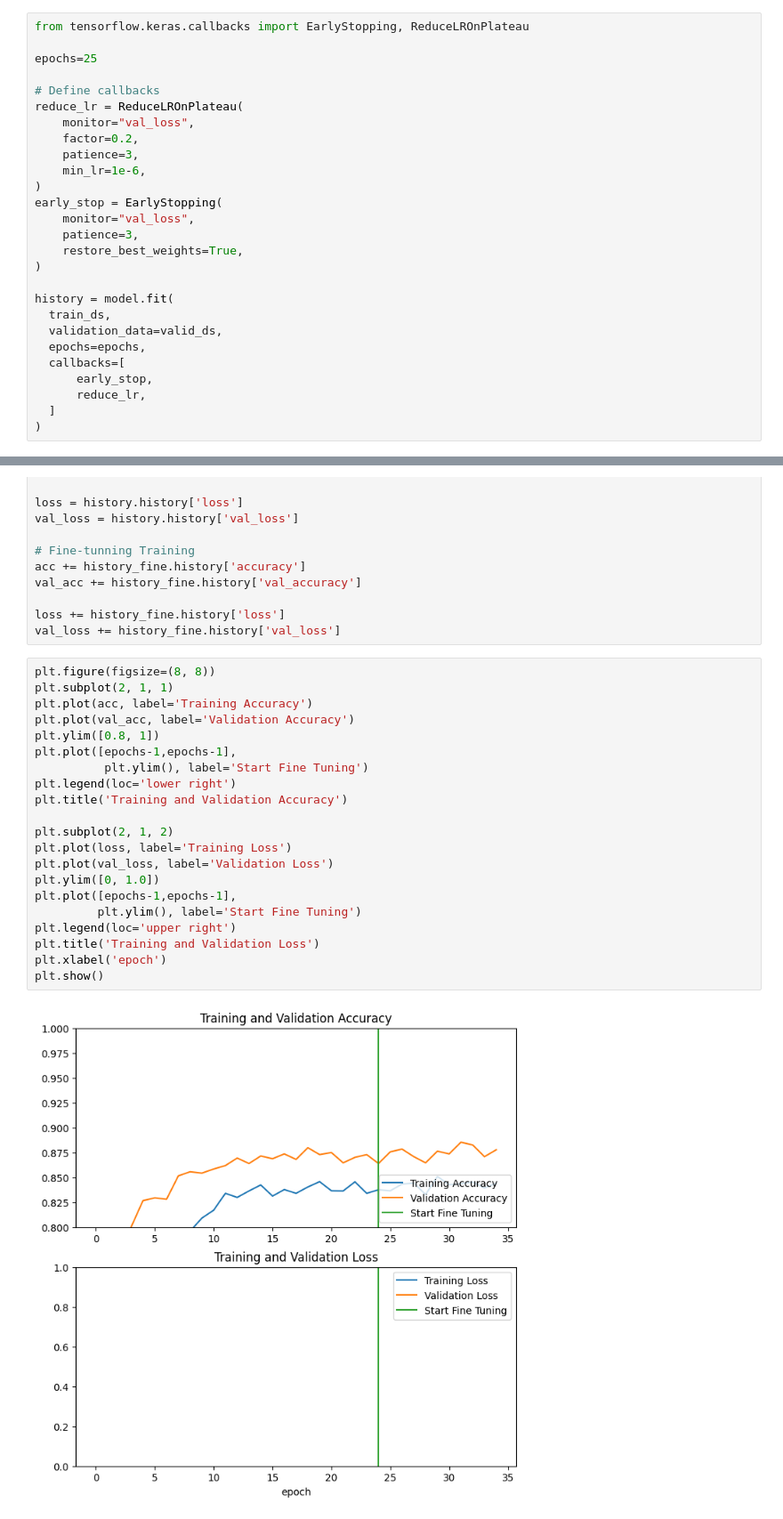
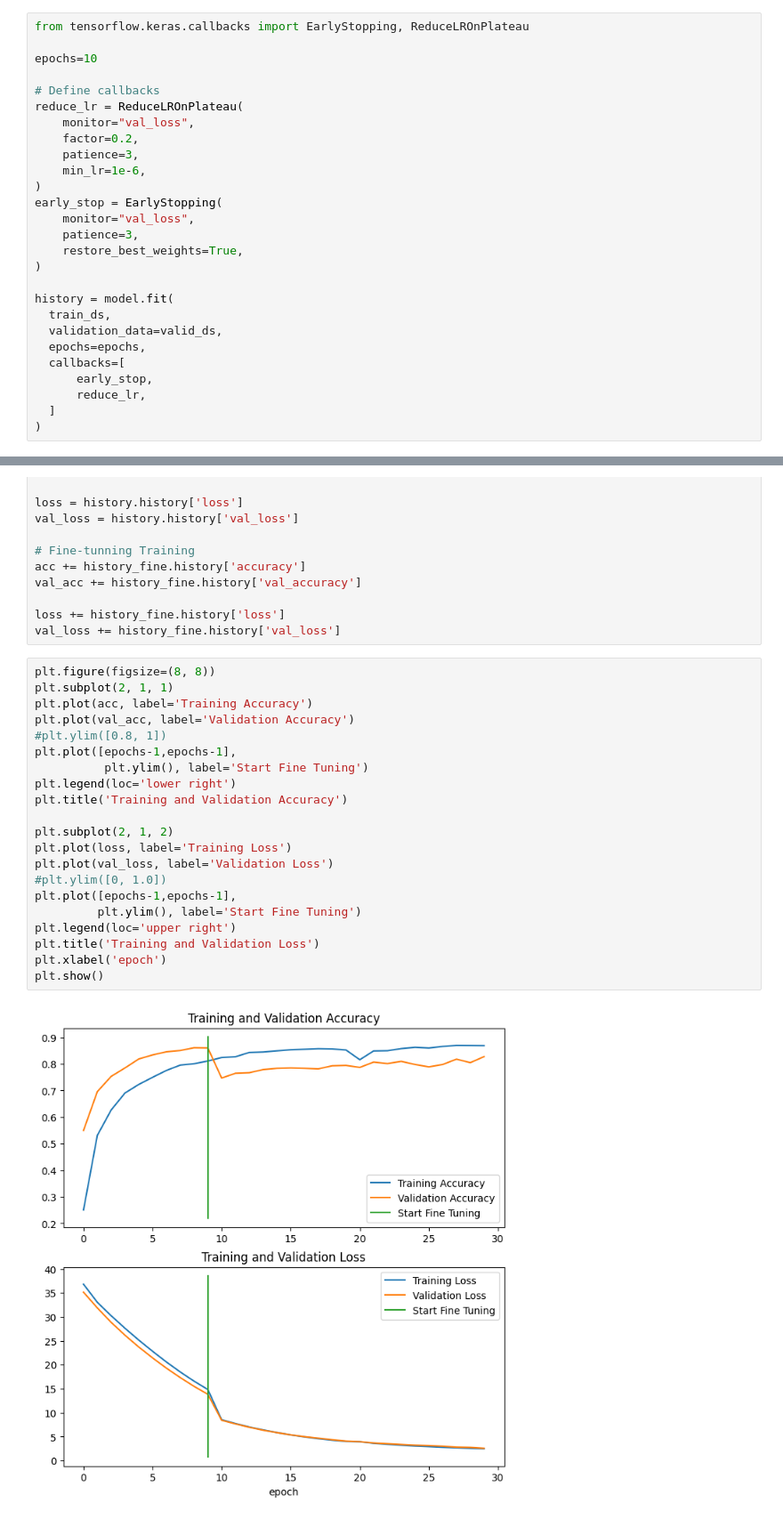
Before and after one commit to leonardo-reginato/cryptovision, a Jupyter notebook: notebooks/new_training.ipynb, the cells around one changed output, grey strips where cells are left out. Shown at 89% size. Saved outputs shown, nothing was run; the diff lists cells and outputs as text.

```diff
--- a/notebooks/new_training.ipynb
+++ b/notebooks/new_training.ipynb
@@ -262,7 +262,7 @@ Model: "functional_2"
 # %%
 from tensorflow.keras.callbacks import EarlyStopping, ReduceLROnPlateau
 
-epochs=25
+epochs=10
 
 # Define callbacks
 reduce_lr = ReduceLROnPlateau(
@@ -578,23 +582,23 @@ val_loss += history_fine.history['val_loss']
 # %%
 plt.figure(figsize=(8, 8))
 plt.subplot(2, 1, 1)
 plt.plot(acc, label='Training Accuracy')
 plt.plot(val_acc, label='Validation Accuracy')
-plt.ylim([0.8, 1])
+#plt.ylim([0.8, 1])
 plt.plot([epochs-1,epochs-1],
           plt.ylim(), label='Start Fine Tuning')
 plt.legend(loc='lower right')
 plt.title('Training and Validation Accuracy')
 
 plt.subplot(2, 1, 2)
 plt.plot(loss, label='Training Loss')
 plt.plot(val_loss, label='Validation Loss')
-plt.ylim([0, 1.0])
+#plt.ylim([0, 1.0])
 plt.plot([epochs-1,epochs-1],
          plt.ylim(), label='Start Fine Tuning')
 plt.legend(loc='upper right')
 plt.title('Training and Validation Loss')
 plt.xlabel('epoch')
 plt.show()
 # %% [output]
-[figure, old version]
+[figure, new version]
```
Also changed, not shown: parts of 6 cells of this notebook, 2 other files.
